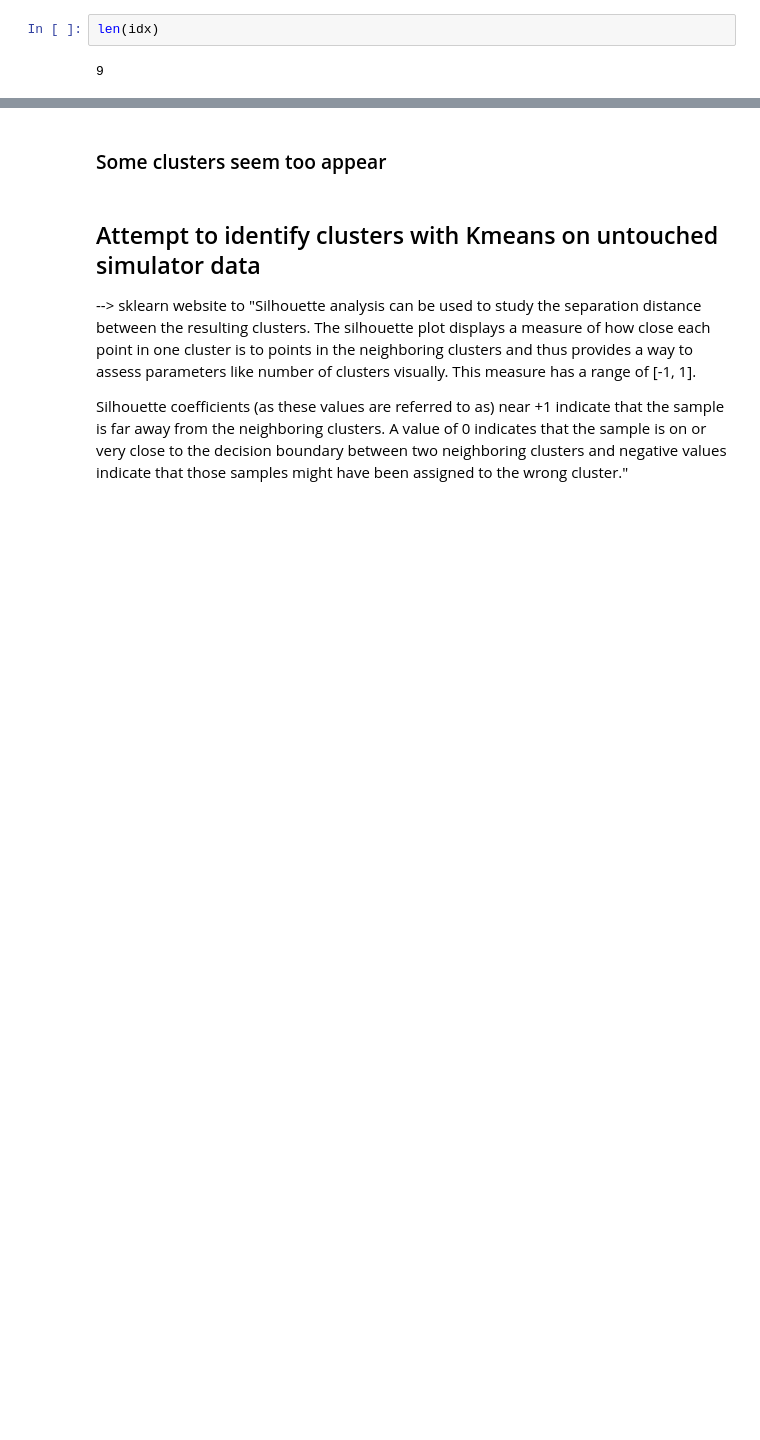
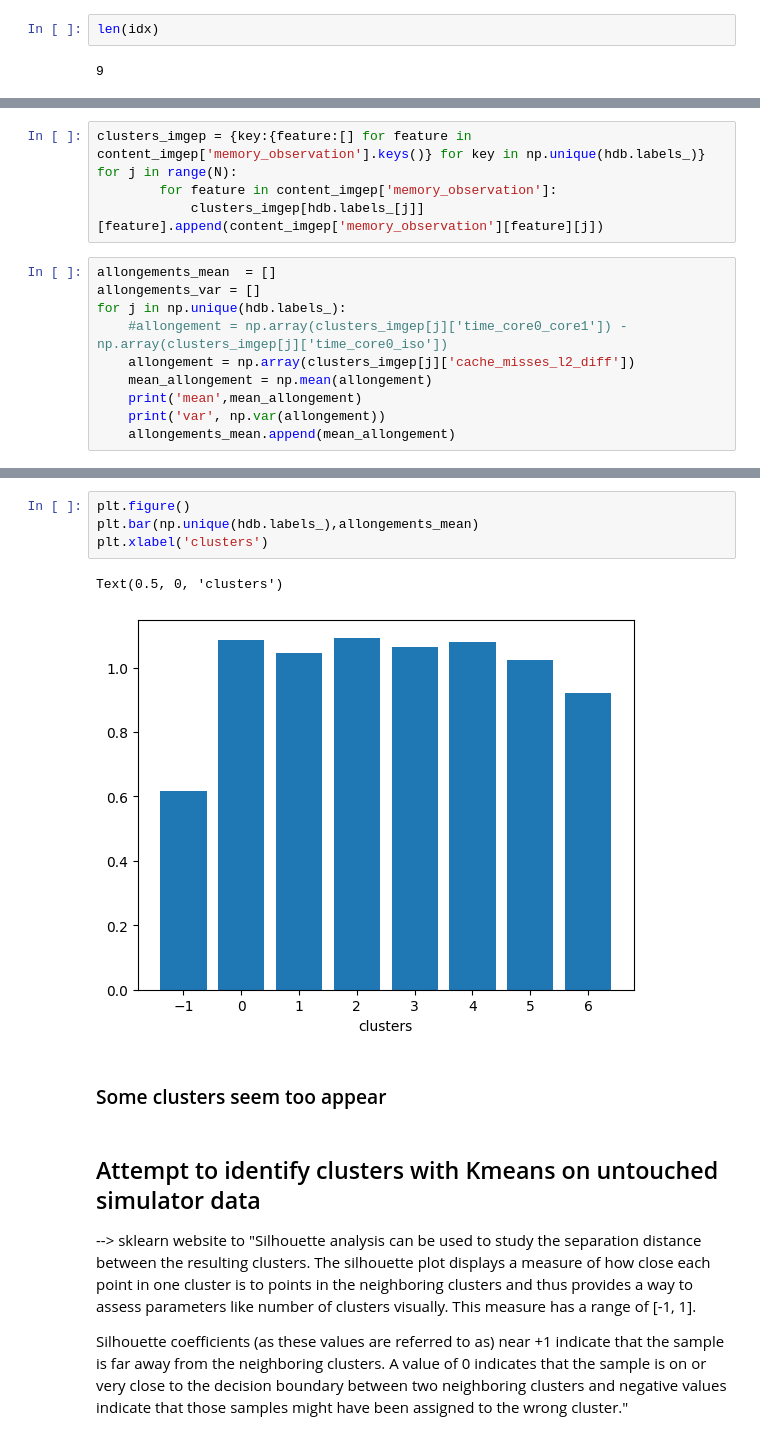
Before and after one commit to Ludoviccccc/Aixia_nouvelle_approche, a Jupyter notebook: Analyse_imgep.ipynb, the cells around one changed output, grey strips where cells are left out. Drawn from its saved outputs; the diff is of its cells as text; blank space fills up the shorter version.

```diff
--- a/Analyse_imgep.ipynb
+++ b/Analyse_imgep.ipynb
@@ -124,0 +138,15 @@ num elem label 3: 51817
+# %%
+clusters_imgep = {key:{feature:[] for feature in content_imgep['memory_observation'].keys()} for key in np.unique(hdb.labels_)}
+for j in range(N):
+        for feature in content_imgep['memory_observation']:
+            clusters_imgep[hdb.labels_[j]][feature].append(content_imgep['memory_observation'][feature][j])
+# %%
+allongements_mean  = []
+allongements_var = []
+for j in np.unique(hdb.labels_):
+    #allongement = np.array(clusters_imgep[j]['time_core0_core1']) - np.array(clusters_imgep[j]['time_core0_iso'])
+    allongement = np.array(clusters_imgep[j]['cache_misses_l2_diff'])
+    mean_allongement = np.mean(allongement)
+    print('mean',mean_allongement)
+    print('var', np.var(allongement))
+    allongements_mean.append(mean_allongement)
@@ -125,3 +170,10 @@ num elem label 3: 51817
+# %%
+plt.figure()
+plt.bar(np.unique(hdb.labels_),allongements_mean)
+plt.xlabel('clusters')
+# %% [output]
+Text(0.5, 0, 'clusters')
+[figure, added]
 # %% [markdown]
 ### Some clusters seem too appear
 # %% [markdown]
```
Also changed, not shown: parts of 8 cells of this notebook.
